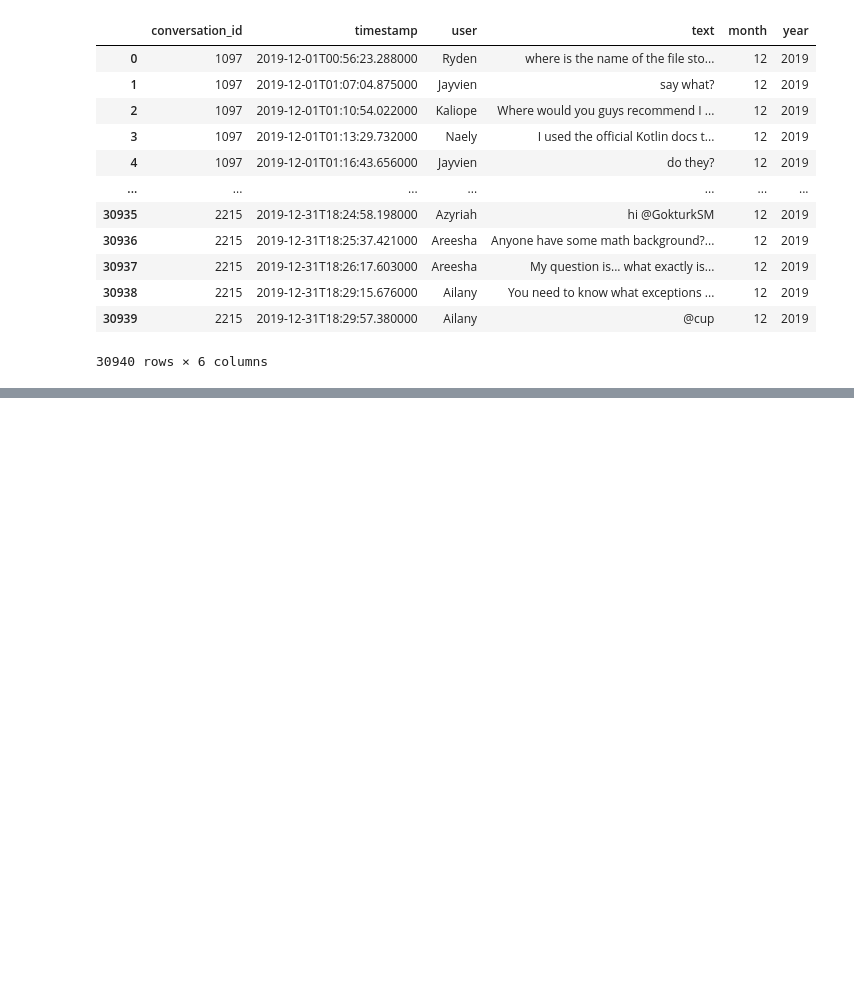
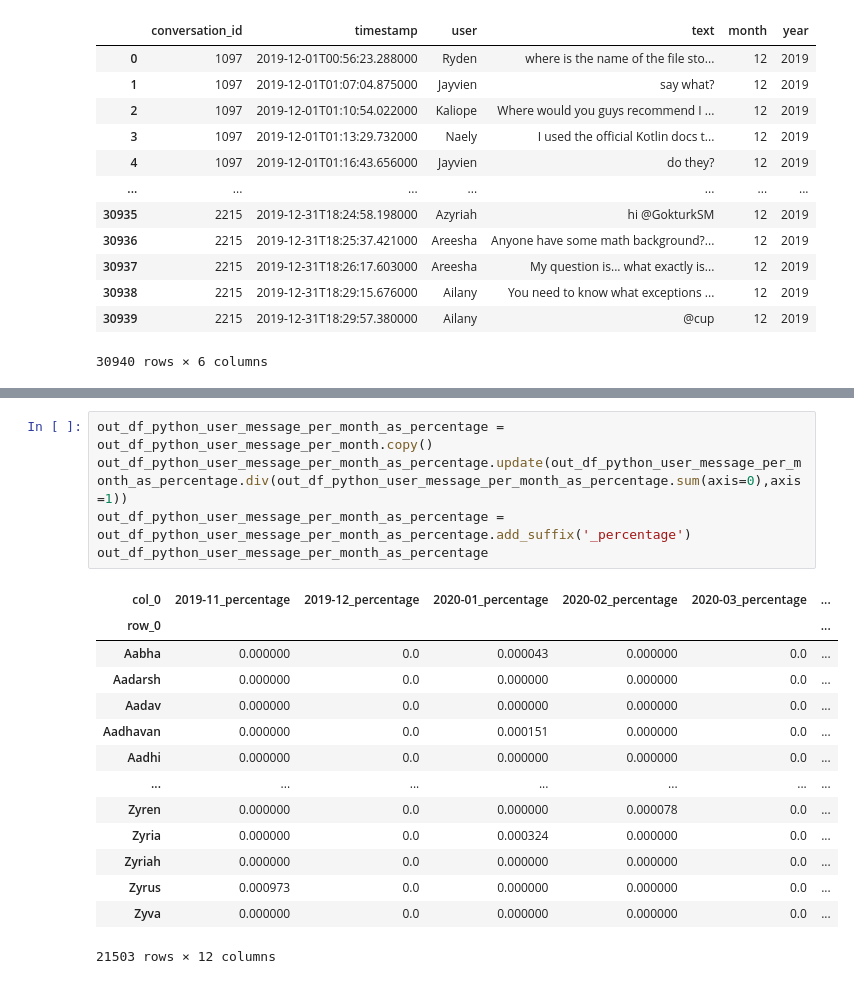
Before and after one commit to TeodorLungu/2IMP40-Study, a Jupyter notebook: Data_Analysis.ipynb, the cells around one changed output, grey strips where cells are left out. Saved outputs shown, nothing was run; the diff lists cells and outputs as text; blank space fills up the shorter version.

```diff
--- a/Data_Analysis.ipynb
+++ b/Data_Analysis.ipynb
@@ -259,0 +355,20 @@ out_df_python_conversation_length
+# %%
+out_df_python_user_message_per_month_as_percentage = out_df_python_user_message_per_month.copy()
+out_df_python_user_message_per_month_as_percentage.update(out_df_python_user_message_per_month_as_percentage.div(out_df_python_user_message_per_month_as_percentage.sum(axis=0),axis=1))
+out_df_python_user_message_per_month_as_percentage = out_df_python_user_message_per_month_as_percentage.add_suffix('_percentage')
+out_df_python_user_message_per_month_as_percentage
+# %% [output]
+| col_0 | 2019-11_percentage | 2019-12_percentage | 2020-01_percentage | 2020-02_percentage | 2020-03_percentage | ... |
+| row_0 |  |  |  |  |  | ... |
+| Aabha | 0.000000 | 0.0 | 0.000043 | 0.000000 | 0.0 | ... |
+| Aadarsh | 0.000000 | 0.0 | 0.000000 | 0.000000 | 0.0 | ... |
+| Aadav | 0.000000 | 0.0 | 0.000000 | 0.000000 | 0.0 | ... |
+| Aadhavan | 0.000000 | 0.0 | 0.000151 | 0.000000 | 0.0 | ... |
+| Aadhi | 0.000000 | 0.0 | 0.000000 | 0.000000 | 0.0 | ... |
+| ... | ... | ... | ... | ... | ... | ... |
+| Zyren | 0.000000 | 0.0 | 0.000000 | 0.000078 | 0.0 | ... |
+| Zyria | 0.000000 | 0.0 | 0.000324 | 0.000000 | 0.0 | ... |
+| Zyriah | 0.000000 | 0.0 | 0.000000 | 0.000000 | 0.0 | ... |
+| Zyrus | 0.000973 | 0.0 | 0.000000 | 0.000000 | 0.0 | ... |
+| Zyva | 0.000000 | 0.0 | 0.000000 | 0.000000 | 0.0 | ... |
+21503 rows × 12 columns
```
Also changed, not shown: parts of 48 cells of this notebook.
